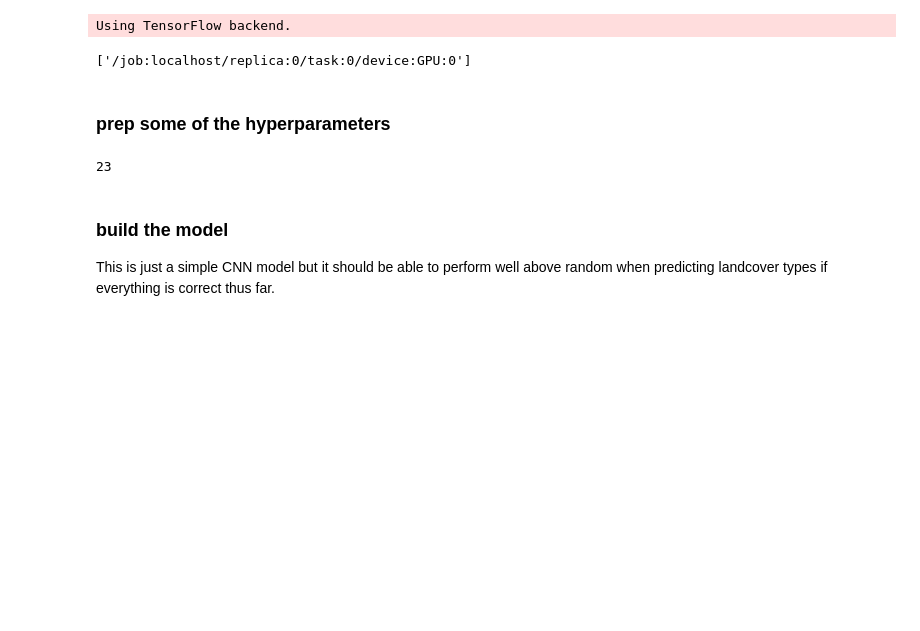
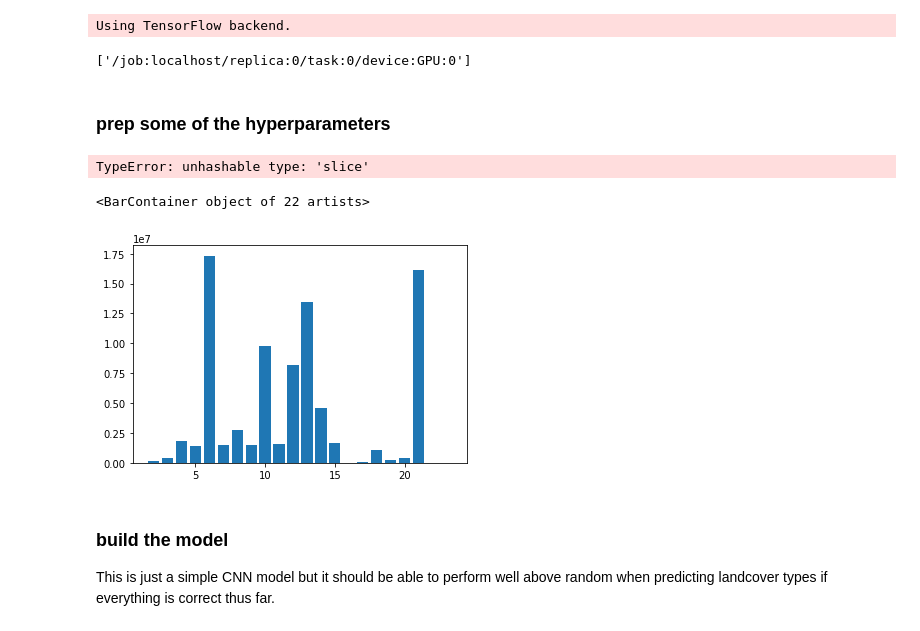
Before and after one commit to patrickcgray/landcover_rcnn, a Jupyter notebook: CNN Experimentation.ipynb, the cells around one changed output. Cells and saved outputs as stored; diff of their text form; code cells hidden in the pictures; blank space fills up the shorter version.

```diff
--- a/CNN Experimentation.ipynb
+++ b/CNN Experimentation.ipynb
@@ -158,13 +175,19 @@ plt.show()
 
 This is a typical Keras generator that I've written to allow it to ingest a set of random pixel locations so we can randomly sample throughout the images.
 # %%
+label_image = label_dataset.read()
+label_image[label_image == 255] = 1
+
+class_count = len(np.unique(label_image))
+label_image = change_label_image(label_image)
+
 def tile_generator(image_datasets, label_dataset, tile_height, tile_width, pixel_locations, batch_size):
     ### this is a keras compatible data generator which generates data and labels on the fly
     ### from a set of pixel locations, a list of image datasets, and a label dataset
 
     # pixel locations looks like [r, c, dataset_index]
-    label_image = label_dataset.read()
-    label_image[label_image == 255] = 1
+
+    #print("num unique = " + str(len(np.unique(label_image))))
 
     c = r = 0
     i = 0
@@ -173,11 +196,11 @@ def tile_generator(image_datasets, label_dataset, tile_height, tile_width, pixel
 
     # assuming all images have the same num of bands
     band_count = image_datasets[0].count
-    class_count = len(np.unique(label_image))
+
     buffer = math.ceil(tile_height / 2)
 
     while True:
-        image_batch = np.zeros((batch_size, tile_height, tile_width, 3)) # take one off because we don't want the QA band
+        image_batch = np.zeros((batch_size, tile_height, tile_width, 7)) # take one off because we don't want the QA band
         label_batch = np.zeros((batch_size,class_count))
         b = 0
         while b < batch_size:
@@ -226,11 +249,22 @@ def tile_generator(image_datasets, label_dataset, tile_height, tile_width, pixel
                 # find label
                 label = label_image[:, row, col]
                 # if this label is part of the unclassified area then ignore
-                if label == 0 or np.isnan(label).any() == True:
+                if label == 0 or np.isnan(label).any() == True or label == 19 or label == 20 or label == 16:
                     pass
                 else:
                     # add label to the batch in a one hot encoding style
                     label_batch[b][label] = 1
-                    image_batch[b] = reshaped_tile[:,:,[3,2,1]]
+                    image_batch[b] = reshaped_tile[:,:,:]
                     b += 1
         yield (image_batch, label_batch)
+# %%
+tile_side = 11
+images = []
+for i in range(2,24):
+    print("finding an image of "+ class_names[i])
+    while True:
+        im, label = next(tile_generator(landsat_datasets, label_dataset, tile_side, tile_side, train_px, 1))
+        if np.argmax(label,axis=1) == i:
+            images.append(im)
+            print("found!")
+            break
@@ -350,20 +344,3 @@ Using TensorFlow backend.
 ['/job:localhost/replica:0/task:0/device:GPU:0']
 # %% [markdown]
 ### prep some of the hyperparameters
-# %%
-batch_size = 25
-label_image[label_image == 255] = 1
-num_classes = len(np.unique(label_image))
-epochs = 50
-
-# input image dimensions
-tile_side = 25
-img_rows, img_cols = tile_side, tile_side
-img_bands = 3
-
-weight_decay = 0.01
-
-input_shape = (img_rows, img_cols, img_bands)
-print(num_classes)
-# %% [output]
-23
@@ -370,3 +408,15 @@ print(num_classes)
+# %%
+counts = []
+for i in range(2,24):
+    counts.append(len(np.where(label_image==i)[1]))
+plt.bar(np.arange(2,24), counts, tick_label=class_names[2,:])
+# %% [output]
+TypeError: unhashable type: 'slice'
+# %%
+plt.bar(np.arange(2,24), counts)
+# %% [output]
+<BarContainer object of 22 artists>
+[figure, added]
 # %% [markdown]
 ### build the model
 
```
Also changed, not shown: parts of 31 cells of this notebook, 3 other files.
